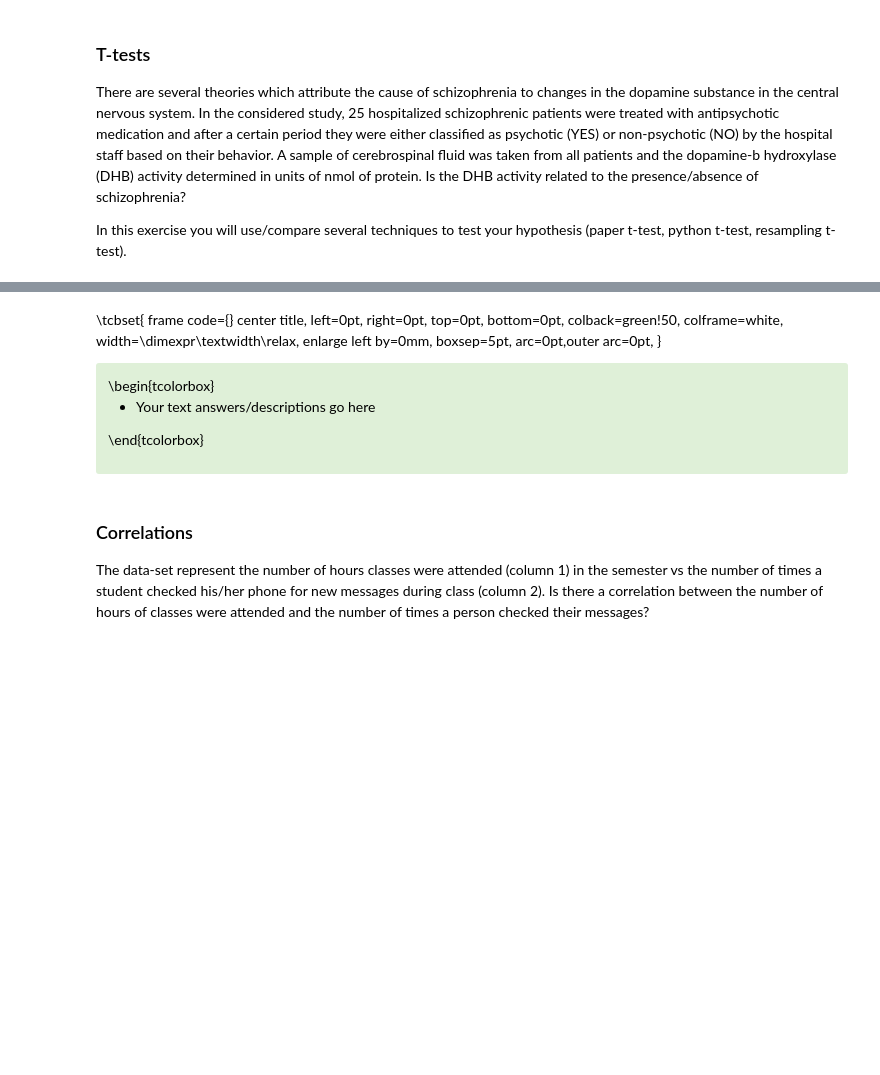
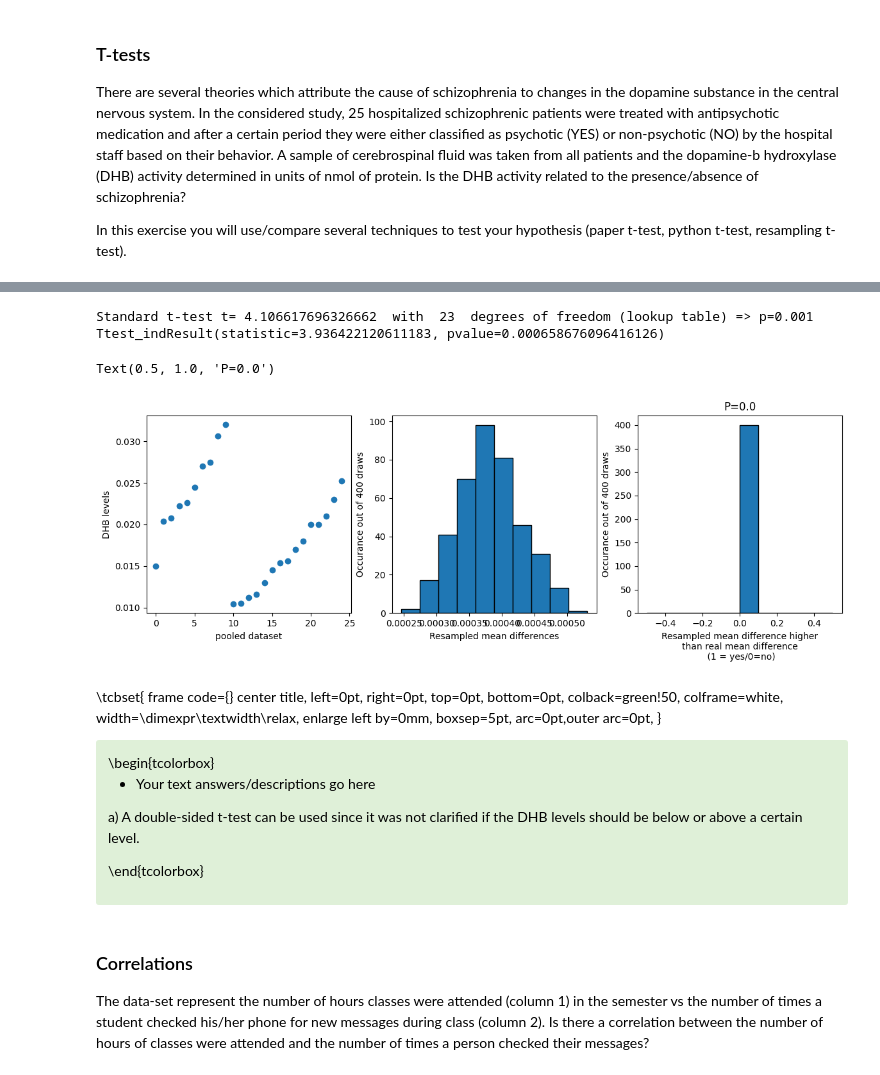
Before and after one commit to vbelpair/Ugent, a Jupyter notebook: Medical_Signal_Processing_and_Statistics/assignment_2/ex02_vincent.ipynb, the cells around one changed output, grey strips where cells are left out. Drawn from its saved outputs; the diff is of its cells as text; code cells hidden in the pictures; blank space fills up the shorter version.

```diff
--- a/Medical_Signal_Processing_and_Statistics/assignment_2/ex02_vincent.ipynb
+++ b/Medical_Signal_Processing_and_Statistics/assignment_2/ex02_vincent.ipynb
@@ -117,8 +188,8 @@ There are several theories which attribute the cause of schizophrenia to changes
 
 In this exercise you will use/compare several techniques to test your hypothesis (paper t-test, python t-test, resampling t-test).
 # %%
-NO=[.0104,.0105,.0112,.0116,.0130,.0145,.0154,.0156,.0170,.0180,.0200,.0200,.0210,.0230,.0252] #the NO group
-YES=[.0150,.0204,.0208,.0222,.0226,.0245,.0270,.0275,.0306,.0320] #the YES group
+NO=np.array([.0104,.0105,.0112,.0116,.0130,.0145,.0154,.0156,.0170,.0180,.0200,.0200,.0210,.0230,.0252]) #the NO group
+YES=np.array([.0150,.0204,.0208,.0222,.0226,.0245,.0270,.0275,.0306,.0320]) #the YES group
 # %% [markdown]
 <div class="alert alert-info">
 
@@ -140,3 +209,48 @@ What your answer should look like:
+# %%
+# Your code and figures go here
+
+### a)
+YESn, NOn = YES.size, NO.size
+YESmean, NOmean = YES.mean(), NO.mean()
+YESstd, NOstd = YES.std(), NO.std()
+df = YESn+NOn-2
+s = np.sqrt(((YESn-1)*YESstd**2+(NOn-1)*NOstd**2)/df)
+t = (YESmean-NOmean)/(s*np.sqrt(1/YESn+1/NOn))
+print('Standard t-test t=', t, " with ", df, " degrees of freedom (lookup table) => p=0.001")
+
+### b)
+print(stats.ttest_ind(YES,NO))
+
+### c)
+n = 400
+population = np.concatenate((YES, NO))
+diffmean, diffmeans = YESmean - NOmean, np.zeros(n)
+for i in range(n):
+    YESsamples = np.random.choice(population, size=15, replace=True, p=None)
+    NOsamples = np.random.choice(population, size=10, replace=True, p=None)
+    diffmeans[i] = YESsamples.mean() * NOsamples.mean()
+largerThen = np.where(diffmeans > diffmean, 1, 0)
+
+fig, (ax1,ax2,ax3) = plt.subplots(ncols=3, figsize = (14,4))
+
+ax1.scatter(np.arange(population.size), population)
+ax1.set_xlabel('pooled dataset')
+ax1.set_ylabel("DHB levels")
+
+ax2.hist(diffmeans,ec='black')
+ax2.set_xlabel("Resampled mean differences")
+ax2.set_ylabel("Occurance out of 400 draws")
+
+### d)
+ax3.hist(largerThen,ec='black')
+ax3.set_xlabel("Resampled mean difference higher\nthan real mean difference\n (1 = yes/0=no)")
+ax3.set_ylabel("Occurance out of 400 draws")
+ax3.set_title(f"P={largerThen.mean()}")
+# %% [output]
+Standard t-test t= 4.106617696326662  with  23  degrees of freedom (lookup table) => p=0.001
+Ttest_indResult(statistic=3.936422120611183, pvalue=0.000658676096416126)
+Text(0.5, 1.0, 'P=0.0')
+[figure, added]
 # %% [markdown]
 \tcbset{ frame code={} center title, left=0pt, right=0pt, top=0pt, bottom=0pt, colback=green!50, colframe=white, width=\dimexpr\textwidth\relax, enlarge left by=0mm, boxsep=5pt, arc=0pt,outer arc=0pt, }
 <div class="alert alert-success">
@@ -145,6 +259,8 @@ What your answer should look like:
 
 * Your text answers/descriptions go here
 
+a) A double-sided t-test can be used since it was not clarified if the DHB levels should be below or above a certain level.
+
 \end{tcolorbox}
 
 </span>
```
Also changed, not shown: parts of 10 cells of this notebook.
